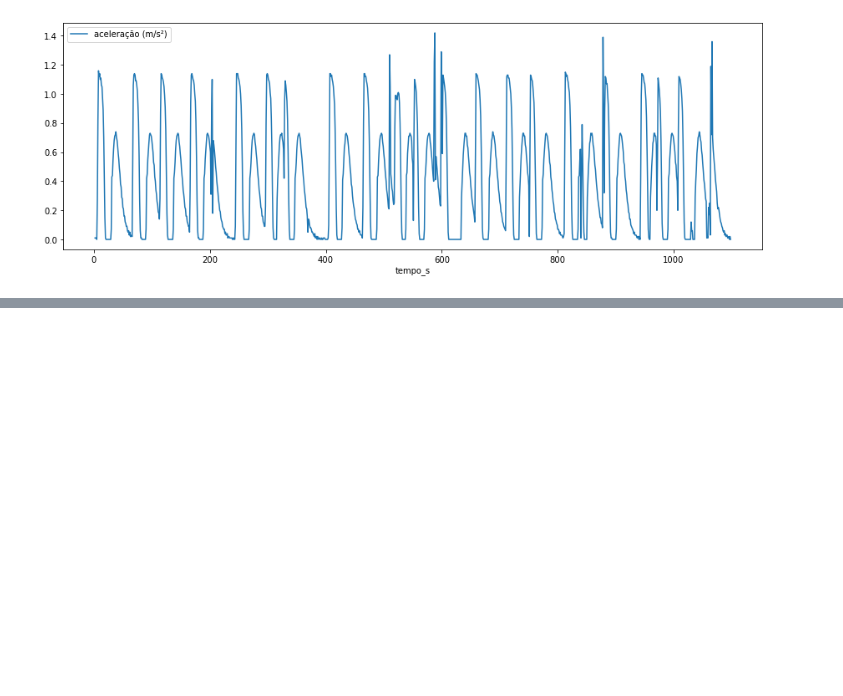
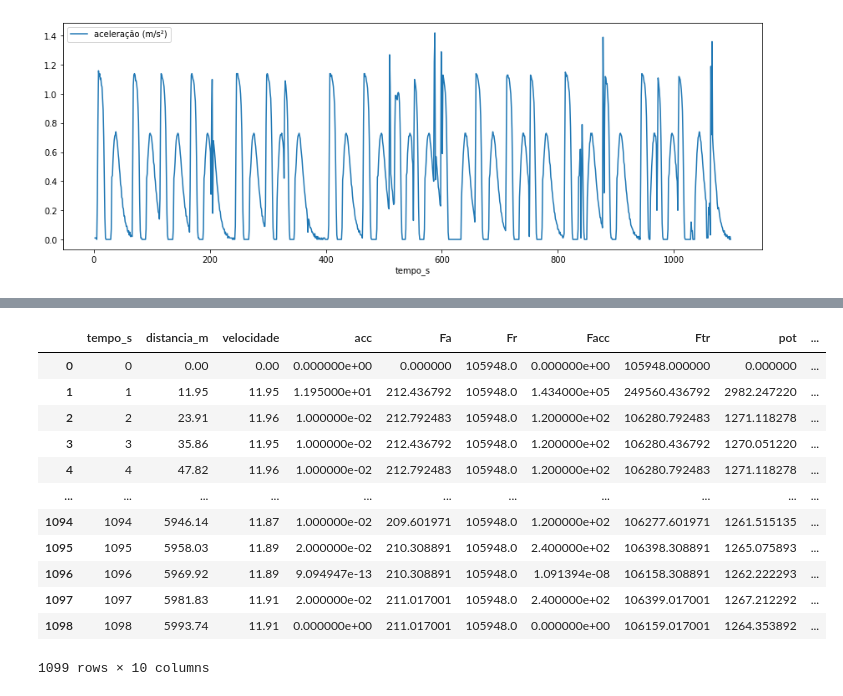
Before and after one commit to mhnasser/otmizacao_onibus_hibridos, a Jupyter notebook: notebooks/rascunho.ipynb, the cells around one changed output, grey strips where cells are left out. Drawn from its saved outputs; the diff is of its cells as text; code cells hidden in the pictures; blank space fills up the shorter version.

Commit message:
Modelagem da bateria

```diff
--- a/notebooks/rascunho.ipynb
+++ b/notebooks/rascunho.ipynb
@@ -191,0 +194,3 @@ plt.show()
+# %%
+bat_model = pb.lithium_ion.DFN()
+sim = pb.Simulation(bat_model)
@@ -191,0 +275,10 @@ plt.show()
+# %%
+vals = ['Battery voltage [V]',
+          'Measured battery open circuit voltage [V]',
+          'Terminal voltage [V]',
+          'Discharge capacity [A.h]',
+          'Negative electrode SOC',
+          'Positive electrode SOC',
+          'Current [A]']
+
+sim.plot(vals);
@@ -191,0 +287,3 @@ plt.show()
+# %%
+bat_vol = sim.solution[vals[0]]
+bat_vol(t=np.arange(0, df.shape[0]+1, 1, dtype=int))
@@ -191,0 +316,18 @@ plt.show()
+# %%
+df['Battery voltage [V]'] = pd.Series(bat_vol(t=np.arange(0, df.shape[0]+1, 1, dtype=int)))
+# %%
+df
+# %% [output]
+|  | tempo_s | distancia_m | velocidade | acc | Fa | Fr | Facc | Ftr | pot | ... |
+| 0 | 0 | 0.00 | 0.00 | 0.000000e+00 | 0.000000 | 105948.0 | 0.000000e+00 | 105948.000000 | 0.000000 | ... |
+| 1 | 1 | 11.95 | 11.95 | 1.195000e+01 | 212.436792 | 105948.0 | 1.434000e+05 | 249560.436792 | 2982.247220 | ... |
+| 2 | 2 | 23.91 | 11.96 | 1.000000e-02 | 212.792483 | 105948.0 | 1.200000e+02 | 106280.792483 | 1271.118278 | ... |
+| 3 | 3 | 35.86 | 11.95 | 1.000000e-02 | 212.436792 | 105948.0 | 1.200000e+02 | 106280.436792 | 1270.051220 | ... |
+| 4 | 4 | 47.82 | 11.96 | 1.000000e-02 | 212.792483 | 105948.0 | 1.200000e+02 | 106280.792483 | 1271.118278 | ... |
+| ... | ... | ... | ... | ... | ... | ... | ... | ... | ... | ... |
+| 1094 | 1094 | 5946.14 | 11.87 | 1.000000e-02 | 209.601971 | 105948.0 | 1.200000e+02 | 106277.601971 | 1261.515135 | ... |
+| 1095 | 1095 | 5958.03 | 11.89 | 2.000000e-02 | 210.308891 | 105948.0 | 2.400000e+02 | 106398.308891 | 1265.075893 | ... |
+| 1096 | 1096 | 5969.92 | 11.89 | 9.094947e-13 | 210.308891 | 105948.0 | 1.091394e-08 | 106158.308891 | 1262.222293 | ... |
+| 1097 | 1097 | 5981.83 | 11.91 | 2.000000e-02 | 211.017001 | 105948.0 | 2.400000e+02 | 106399.017001 | 1267.212292 | ... |
+| 1098 | 1098 | 5993.74 | 11.91 | 0.000000e+00 | 211.017001 | 105948.0 | 0.000000e+00 | 106159.017001 | 1264.353892 | ... |
+1099 rows × 10 columns
```
Also changed, not shown: parts of 15 cells of this notebook.
